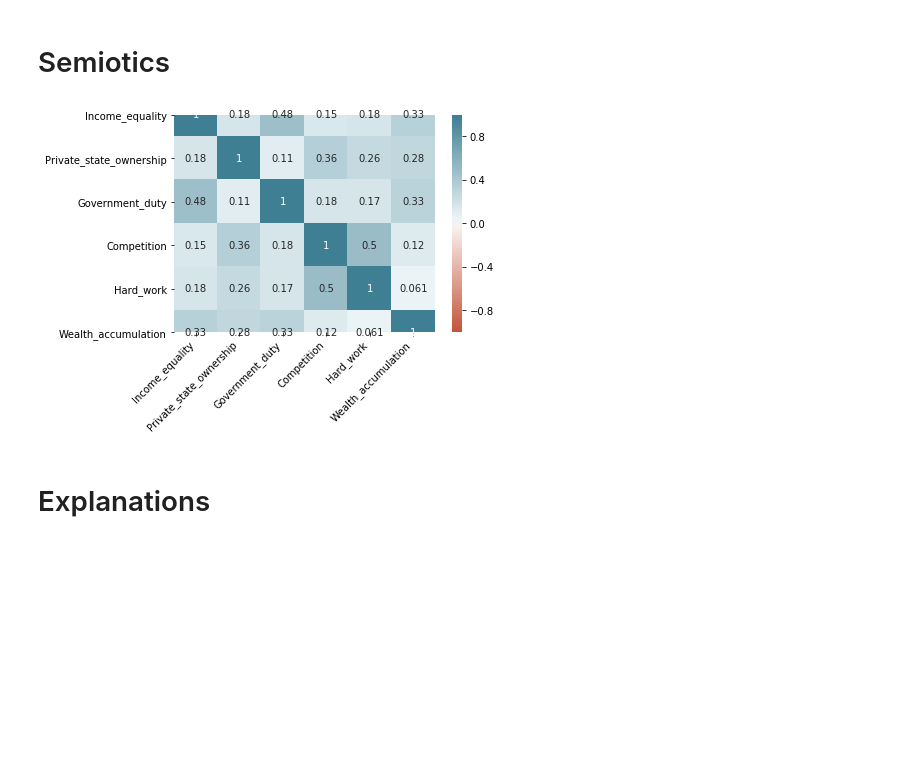
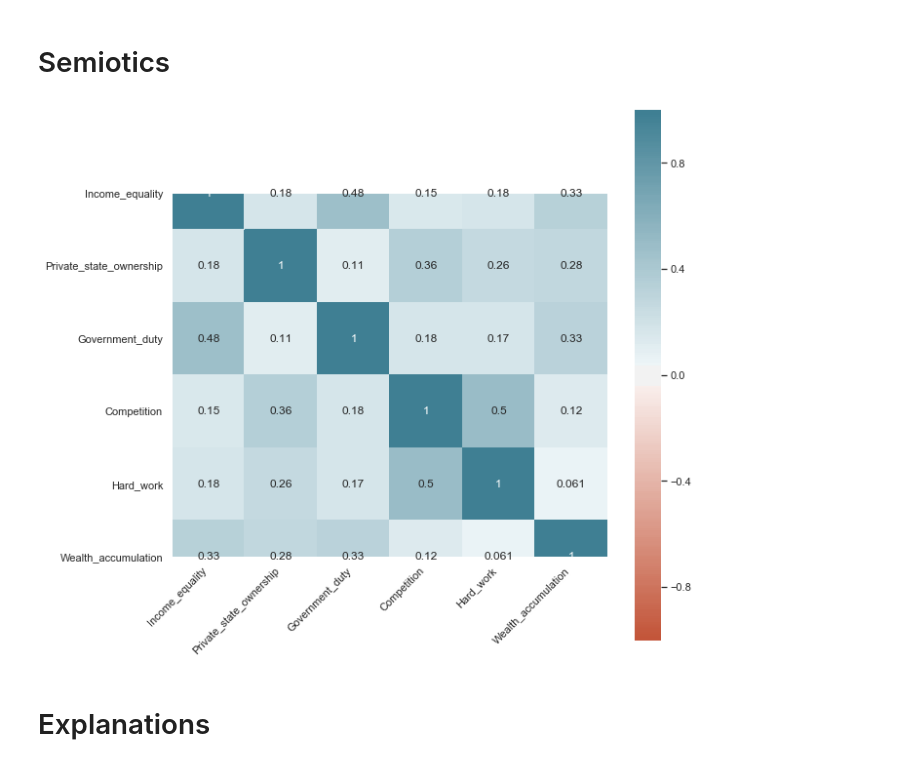
Before and after one commit to EggmanWalrus/40400-Assignment-2, a Jupyter notebook: Assignment2.ipynb, the cells around one changed output. Cells and saved outputs as stored; diff of their text form; code cells hidden in the pictures; blank space fills up the shorter version.

Commit message:
Updated the correlation heatmap

```diff
--- a/Assignment2.ipynb
+++ b/Assignment2.ipynb
@@ -127,25 +127,25 @@ fig.show('svg')
 # %%
 subset_columns = ['Income_equality',
                       'Private_state_ownership',
                       'Government_duty',
                       'Competition',
                       'Hard_work',
                       'Wealth_accumulation']
 
 # Generate correlation matrix
-
+sn.set(rc={'figure.figsize':(10, 10)})
 corr_heatmap = sn.heatmap(WVS_dataset[subset_columns].corr(), annot=True,
                           vmin=-1, vmax=1, center=0,
                           cmap=sn.diverging_palette(20, 220, n=200),
                           square=True)
 
 corr_heatmap.set_xticklabels(
     corr_heatmap.get_xticklabels(),
     rotation=45,
     horizontalalignment='right'
 );
 # %% [output]
-[figure, old version]
+[figure, new version]
 # %% [markdown]
 # Explanations
 # %% [markdown]
```
